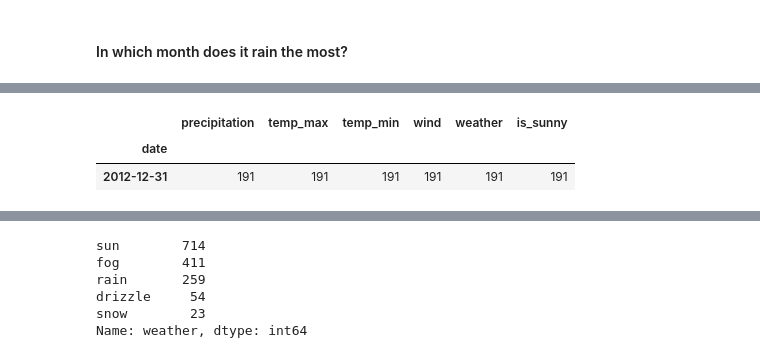
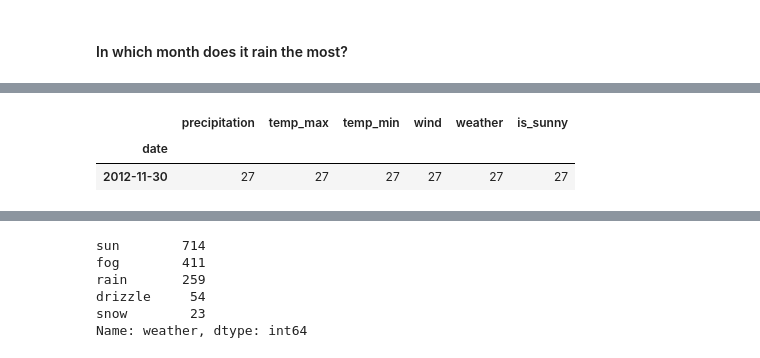
Before and after one commit to lukewbecker/time-series-exercises, a Jupyter notebook: time_series_manipulation.ipynb, the cells around one changed output, grey strips where cells are left out. Cells and saved outputs as stored; diff of their text form; code cells hidden in the pictures.

```diff
--- a/time_series_manipulation.ipynb
+++ b/time_series_manipulation.ipynb
@@ -428,6 +459,8 @@ se_df[se_df.weather == 'sun'].resample('Y').count().sort_values(ascending = Fals
 # %%
-se_df[se_df.weather == 'rain'].resample('Y').count().sort_values(ascending = False, by = 'weather').head(1)
+# If I want to know which month has the most rain OR drizzle, I'd need a multiple conditional boolean test.
+
+se_df[(se_df.weather == 'rain') | (se_df.weather == 'drizzle')].resample('M').count().sort_values(ascending = False, by = 'weather').head(1)
 # %% [output]
 |  | precipitation | temp_max | temp_min | wind | weather | is_sunny |
 | date |  |  |  |  |  |  |
-| 2012-12-31 | 191 | 191 | 191 | 191 | 191 | 191 |
+| 2012-11-30 | 27 | 27 | 27 | 27 | 27 | 27 |
```
Also changed, not shown: parts of 52 cells of this notebook.
